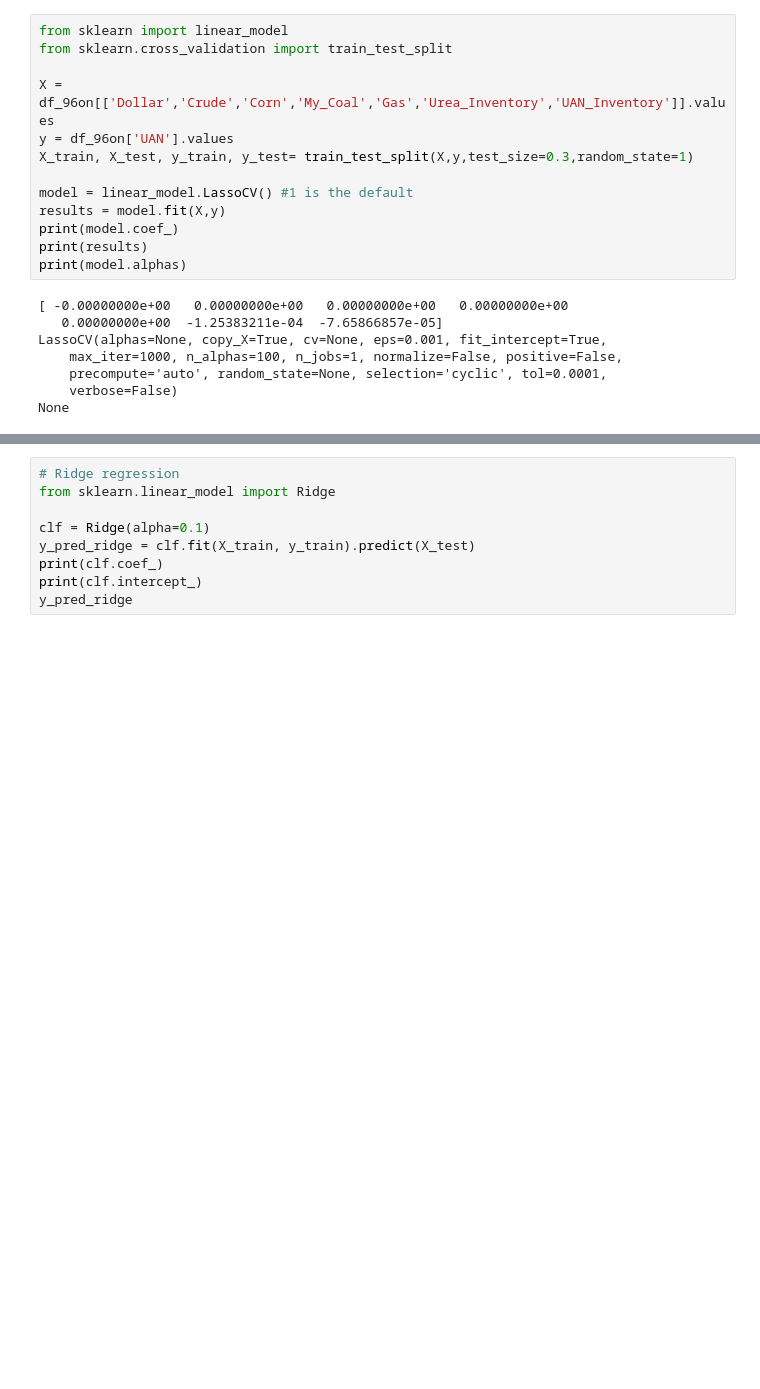
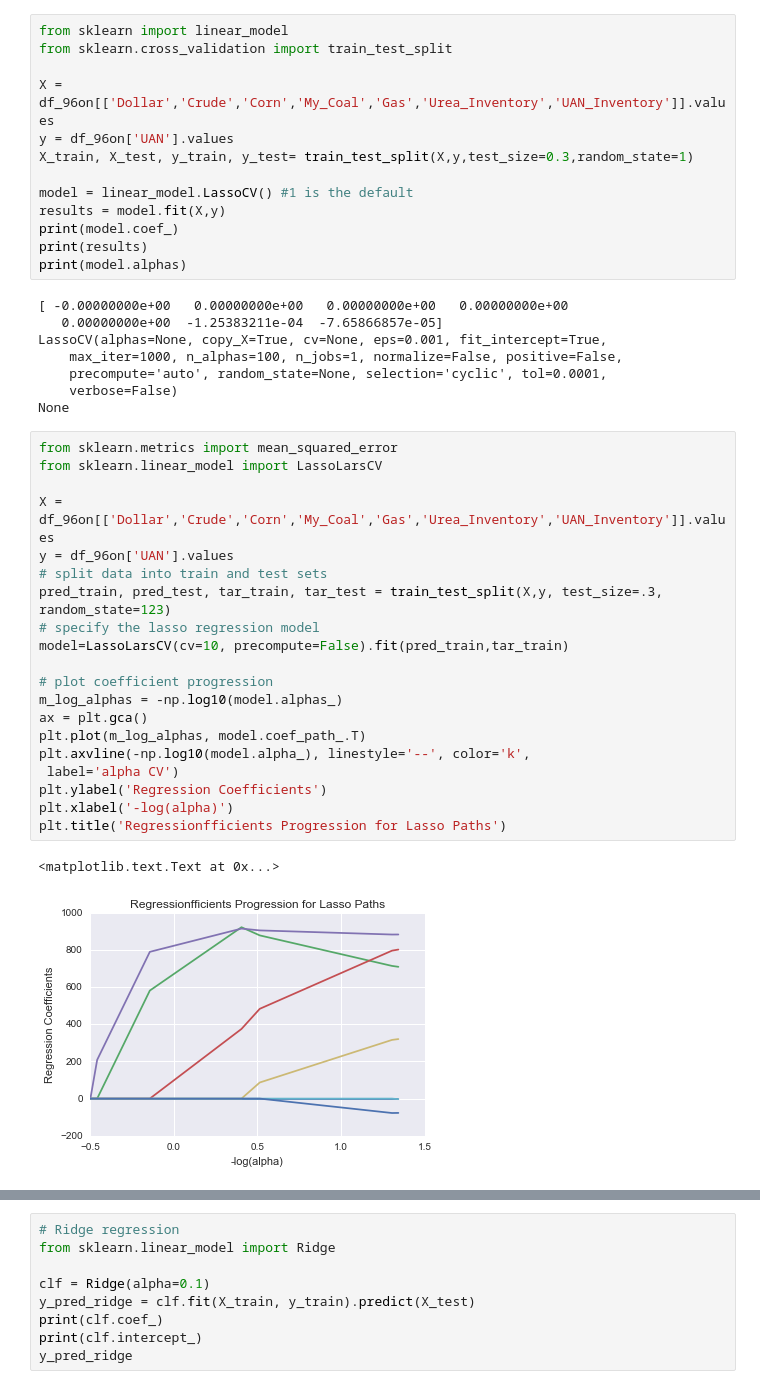
Before and after one commit to stei0792/chspython, a Jupyter notebook: Useful-Documents-in-Learning-Python/Regression Basics.ipynb, the cells around one changed output, grey strips where cells are left out. Saved outputs shown, nothing was run; the diff lists cells and outputs as text; blank space fills up the shorter version.

```diff
--- a/Useful-Documents-in-Learning-Python/Regression Basics.ipynb
+++ b/Useful-Documents-in-Learning-Python/Regression Basics.ipynb
@@ -487,3 +500,26 @@ LassoCV(alphas=None, copy_X=True, cv=None, eps=0.001, fit_intercept=True,
     precompute='auto', random_state=None, selection='cyclic', tol=0.0001,
     verbose=False)
 None
+# %%
+from sklearn.metrics import mean_squared_error
+from sklearn.linear_model import LassoLarsCV
+
+X = df_96on[['Dollar','Crude','Corn','My_Coal','Gas','Urea_Inventory','UAN_Inventory']].values
+y = df_96on['UAN'].values
+# split data into train and test sets
+pred_train, pred_test, tar_train, tar_test = train_test_split(X,y, test_size=.3, random_state=123)
+# specify the lasso regression model
+model=LassoLarsCV(cv=10, precompute=False).fit(pred_train,tar_train)
+
+# plot coefficient progression
+m_log_alphas = -np.log10(model.alphas_)
+ax = plt.gca()
+plt.plot(m_log_alphas, model.coef_path_.T)
+plt.axvline(-np.log10(model.alpha_), linestyle='--', color='k',
+ label='alpha CV')
+plt.ylabel('Regression Coefficients')
+plt.xlabel('-log(alpha)')
+plt.title('Regressionfficients Progression for Lasso Paths')
+# %% [output]
+<matplotlib.text.Text at 0x...>
+[figure, added]
```
Also changed, not shown: parts of 28 cells of this notebook.
